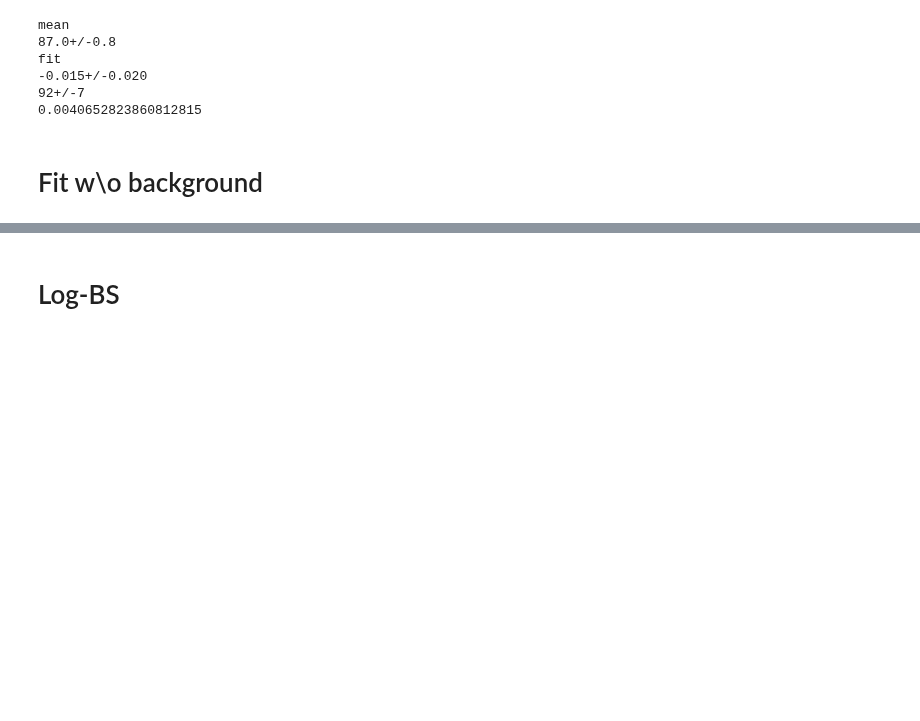
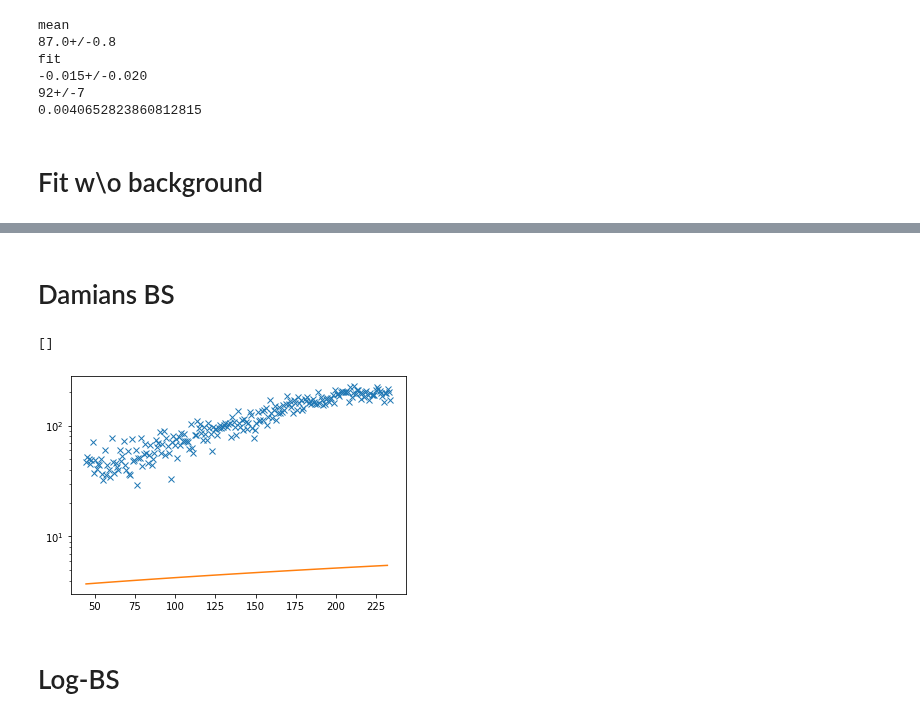
Before and after one commit to shockcookie/FP, a Jupyter notebook: KHWZ/coinc/Zeitkali.ipynb, the cells around one changed output, grey strips where cells are left out. Cells and saved outputs as stored; diff of their text form; code cells hidden in the pictures; blank space fills up the shorter version.

```diff
--- a/KHWZ/coinc/Zeitkali.ipynb
+++ b/KHWZ/coinc/Zeitkali.ipynb
@@ -281,3 +287,19 @@ plt.show()
+# %% [markdown]
+# Damians BS
+# %%
+xDnew = val(x)
+yDnew = val(y)
+plt.plot(xDnew,yDnew,"x",label="section")
+def bsfit(x, y, p0=None, r=None, d=None):
+    import numpy as np
+    return TT.fit(x, y, func=lambda x, m,c: m*x+c, r=r,
+               d=d, p0=p0)
+i,o = bsfit(xDnew, log(yDnew))
+plt.plot(i,o)
+plt.semilogy()
+# %% [output]
+[]
+[figure, added]
 # %% [markdown]
 # Log-BS
 # %%
```
Also changed, not shown: parts of 15 cells of this notebook, 3 other files.
